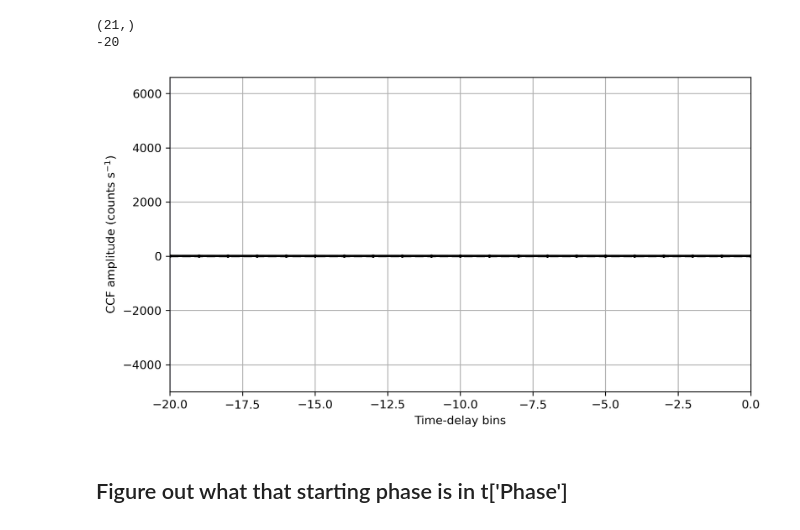
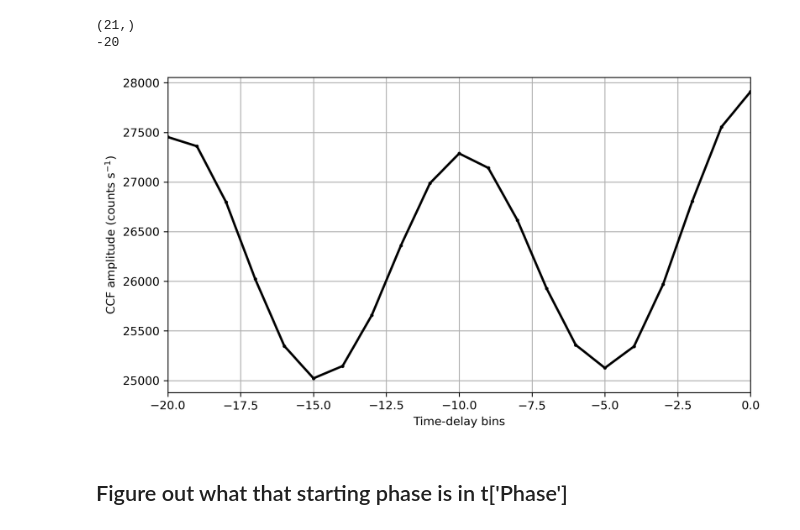
Before and after one commit to abigailStev/J0243, a Jupyter notebook: corrections_and_phspec.ipynb, the cells around one changed output. Cells and saved outputs as stored; diff of their text form; code cells hidden in the pictures.

```diff
--- a/corrections_and_phspec.ipynb
+++ b/corrections_and_phspec.ipynb
@@ -104,20 +104,20 @@ print(p0_tbin)
 -20
 # %%
 fig, ax = plt.subplots(1, 1, figsize=(9, 5), dpi=300)
-ax.hlines(0.0, t_min, t_max, lw=2, color='black', linestyle='dashed')
+# ax.hlines(0.0, t_min, t_max, lw=2, color='black', linestyle='dashed')
 ax.plot(t_bins, sum_ccf, lw=2, markerfacecolor='none', markeredgecolor='black',
             color='black', marker='o', ms=2,)
-ax.vlines(p0_tbin, -5000, 6600, lw=1, color='blue')
-ax.set_ylim(-5000, 6600)
+# ax.vlines(p0_tbin, -5000, 6600, lw=1, color='blue')
+# ax.set_ylim(-5000, 6600)
 ax.set_xlim(t_min, t_max)
 ax.set_xlabel(r'Time-delay bins')
 ax.set_ylabel(r'CCF amplitude (counts s$^{-1}$)')
 ax.xaxis.grid(True, which='major')
 ax.yaxis.grid(True, which='major')
 ax.set_axisbelow(True)
 plt.show()
 # %% [output]
-[figure, old version]
+[figure, new version]
 # %% [markdown]
 ## Figure out what that starting phase is in t['Phase']
 # %%
```
Also changed, not shown: parts of 7 cells of this notebook.
